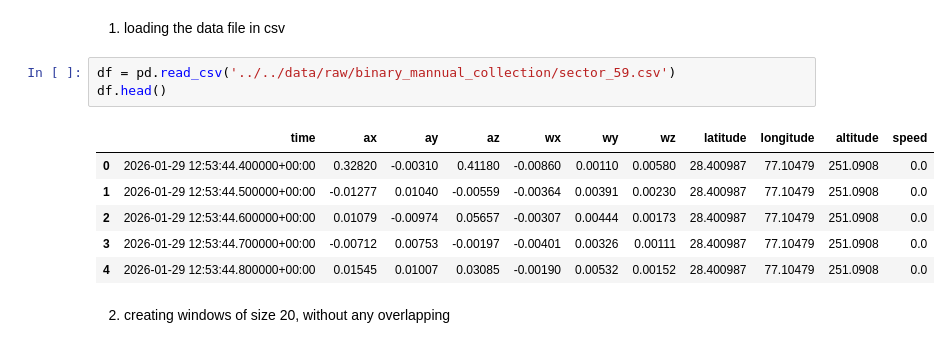
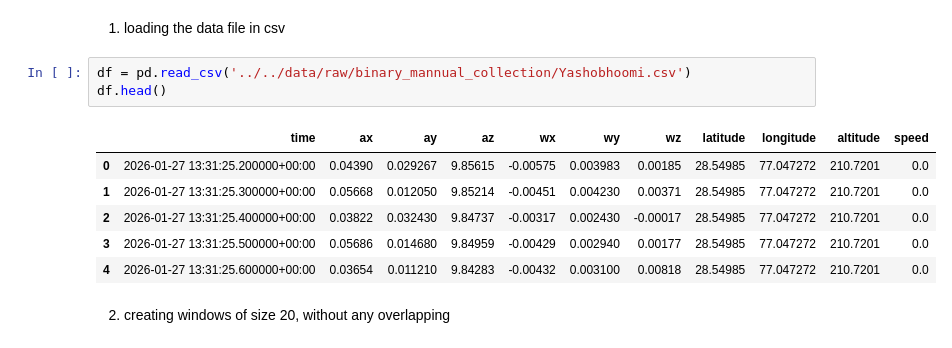
Before and after one commit to ashunarayan/ARM, a Jupyter notebook: ml_model/src/testing_on_reallife_locations/test.ipynb, the cells around one changed output. Cells and saved outputs as stored; diff of their text form.

```diff
--- a/ml_model/src/testing_on_reallife_locations/test.ipynb
+++ b/ml_model/src/testing_on_reallife_locations/test.ipynb
@@ -11,15 +11,15 @@ import folium
 # %% [markdown]
 1. loading the data file in csv
 # %%
-df = pd.read_csv('../../data/raw/binary_mannual_collection/sector_59.csv')
+df = pd.read_csv('../../data/raw/binary_mannual_collection/Yashobhoomi.csv')
 df.head()
 # %% [output]
 |  | time | ax | ay | az | wx | wy | wz | latitude | longitude | altitude | speed |
-| 0 | 2026-01-29 12:53:44.400000+00:00 | 0.32820 | -0.00310 | 0.41180 | -0.00860 | 0.00110 | 0.00580 | 28.400987 | 77.10479 | 251.0908 | 0.0 |
-| 1 | 2026-01-29 12:53:44.500000+00:00 | -0.01277 | 0.01040 | -0.00559 | -0.00364 | 0.00391 | 0.00230 | 28.400987 | 77.10479 | 251.0908 | 0.0 |
-| 2 | 2026-01-29 12:53:44.600000+00:00 | 0.01079 | -0.00974 | 0.05657 | -0.00307 | 0.00444 | 0.00173 | 28.400987 | 77.10479 | 251.0908 | 0.0 |
-| 3 | 2026-01-29 12:53:44.700000+00:00 | -0.00712 | 0.00753 | -0.00197 | -0.00401 | 0.00326 | 0.00111 | 28.400987 | 77.10479 | 251.0908 | 0.0 |
-| 4 | 2026-01-29 12:53:44.800000+00:00 | 0.01545 | 0.01007 | 0.03085 | -0.00190 | 0.00532 | 0.00152 | 28.400987 | 77.10479 | 251.0908 | 0.0 |
+| 0 | 2026-01-27 13:31:25.200000+00:00 | 0.04390 | 0.029267 | 9.85615 | -0.00575 | 0.003983 | 0.00185 | 28.54985 | 77.047272 | 210.7201 | 0.0 |
+| 1 | 2026-01-27 13:31:25.300000+00:00 | 0.05668 | 0.012050 | 9.85214 | -0.00451 | 0.004230 | 0.00371 | 28.54985 | 77.047272 | 210.7201 | 0.0 |
+| 2 | 2026-01-27 13:31:25.400000+00:00 | 0.03822 | 0.032430 | 9.84737 | -0.00317 | 0.002430 | -0.00017 | 28.54985 | 77.047272 | 210.7201 | 0.0 |
+| 3 | 2026-01-27 13:31:25.500000+00:00 | 0.05686 | 0.014680 | 9.84959 | -0.00429 | 0.002940 | 0.00177 | 28.54985 | 77.047272 | 210.7201 | 0.0 |
+| 4 | 2026-01-27 13:31:25.600000+00:00 | 0.03654 | 0.011210 | 9.84283 | -0.00432 | 0.003100 | 0.00818 | 28.54985 | 77.047272 | 210.7201 | 0.0 |
 # %% [markdown]
 2. creating windows of size 20, without any overlapping
 # %%
```
Also changed, not shown: parts of 4 cells of this notebook, 11 other files.
